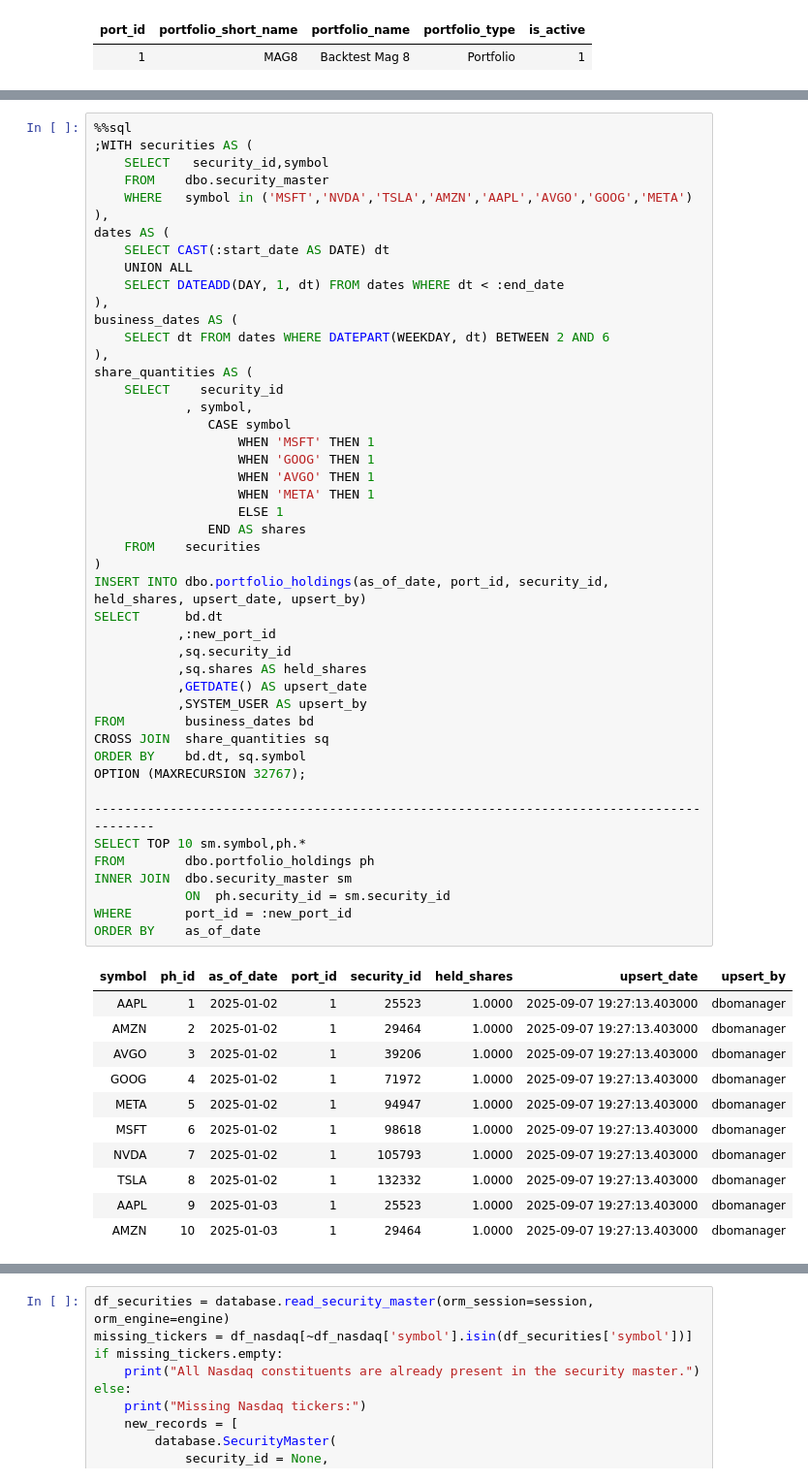
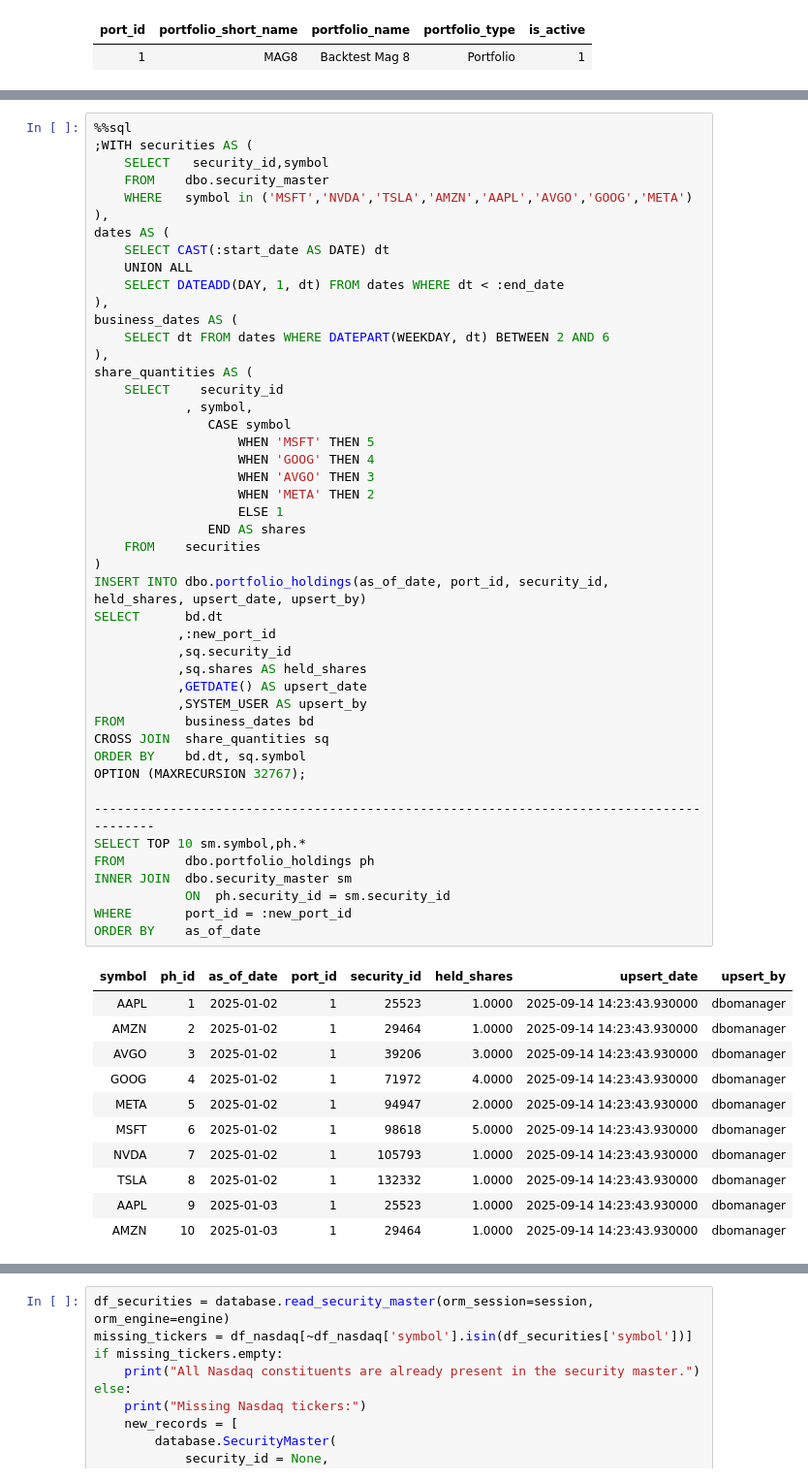
Before and after one commit to menonf/InvestmentManagement, a Jupyter notebook: toolkit/notebooks/backtest_research_demo.ipynb, the cells around one changed output, grey strips where cells are left out. Shown: that part at 97% size. Drawn from its saved outputs; the diff is of its cells as text.

```diff
--- a/toolkit/notebooks/backtest_research_demo.ipynb
+++ b/toolkit/notebooks/backtest_research_demo.ipynb
@@ -67,44 +114,44 @@ business_dates AS (
 ),
 share_quantities AS (
     SELECT    security_id
             , symbol,
                CASE symbol
-                   WHEN 'MSFT' THEN 1
-                   WHEN 'GOOG' THEN 1
-                   WHEN 'AVGO' THEN 1
-                   WHEN 'META' THEN 1
+                   WHEN 'MSFT' THEN 5
+                   WHEN 'GOOG' THEN 4
+                   WHEN 'AVGO' THEN 3
+                   WHEN 'META' THEN 2
                    ELSE 1
                END AS shares
     FROM    securities
 )
 INSERT INTO dbo.portfolio_holdings(as_of_date, port_id, security_id, held_shares, upsert_date, upsert_by)
 SELECT      bd.dt
            ,:new_port_id
            ,sq.security_id
            ,sq.shares AS held_shares
            ,GETDATE() AS upsert_date
            ,SYSTEM_USER AS upsert_by
 FROM        business_dates bd
 CROSS JOIN  share_quantities sq
 ORDER BY    bd.dt, sq.symbol
 OPTION (MAXRECURSION 32767);
 
 ----------------------------------------------------------------------------------------
 SELECT TOP 10 sm.symbol,ph.*
 FROM		dbo.portfolio_holdings ph
 INNER JOIN	dbo.security_master sm
 			ON  ph.security_id = sm.security_id
 WHERE		port_id = :new_port_id
 ORDER BY	as_of_date
 # %% [output]
 | symbol | ph_id | as_of_date | port_id | security_id | held_shares | upsert_date | upsert_by |
-| AAPL | 1 | 2025-01-02 | 1 | 25523 | 1.0000 | 2025-09-07 19:27:13.403000 | dbomanager |
-| AMZN | 2 | 2025-01-02 | 1 | 29464 | 1.0000 | 2025-09-07 19:27:13.403000 | dbomanager |
-| AVGO | 3 | 2025-01-02 | 1 | 39206 | 1.0000 | 2025-09-07 19:27:13.403000 | dbomanager |
-| GOOG | 4 | 2025-01-02 | 1 | 71972 | 1.0000 | 2025-09-07 19:27:13.403000 | dbomanager |
-| META | 5 | 2025-01-02 | 1 | 94947 | 1.0000 | 2025-09-07 19:27:13.403000 | dbomanager |
-| MSFT | 6 | 2025-01-02 | 1 | 98618 | 1.0000 | 2025-09-07 19:27:13.403000 | dbomanager |
-| NVDA | 7 | 2025-01-02 | 1 | 105793 | 1.0000 | 2025-09-07 19:27:13.403000 | dbomanager |
-| TSLA | 8 | 2025-01-02 | 1 | 132332 | 1.0000 | 2025-09-07 19:27:13.403000 | dbomanager |
-| AAPL | 9 | 2025-01-03 | 1 | 25523 | 1.0000 | 2025-09-07 19:27:13.403000 | dbomanager |
-| AMZN | 10 | 2025-01-03 | 1 | 29464 | 1.0000 | 2025-09-07 19:27:13.403000 | dbomanager |
+| AAPL | 1 | 2025-01-02 | 1 | 25523 | 1.0000 | 2025-09-14 14:23:43.930000 | dbomanager |
+| AMZN | 2 | 2025-01-02 | 1 | 29464 | 1.0000 | 2025-09-14 14:23:43.930000 | dbomanager |
+| AVGO | 3 | 2025-01-02 | 1 | 39206 | 3.0000 | 2025-09-14 14:23:43.930000 | dbomanager |
+| GOOG | 4 | 2025-01-02 | 1 | 71972 | 4.0000 | 2025-09-14 14:23:43.930000 | dbomanager |
+| META | 5 | 2025-01-02 | 1 | 94947 | 2.0000 | 2025-09-14 14:23:43.930000 | dbomanager |
+| MSFT | 6 | 2025-01-02 | 1 | 98618 | 5.0000 | 2025-09-14 14:23:43.930000 | dbomanager |
+| NVDA | 7 | 2025-01-02 | 1 | 105793 | 1.0000 | 2025-09-14 14:23:43.930000 | dbomanager |
+| TSLA | 8 | 2025-01-02 | 1 | 132332 | 1.0000 | 2025-09-14 14:23:43.930000 | dbomanager |
+| AAPL | 9 | 2025-01-03 | 1 | 25523 | 1.0000 | 2025-09-14 14:23:43.930000 | dbomanager |
+| AMZN | 10 | 2025-01-03 | 1 | 29464 | 1.0000 | 2025-09-14 14:23:43.930000 | dbomanager |
```
Also changed, not shown: parts of 33 cells of this notebook, 7 other files.
